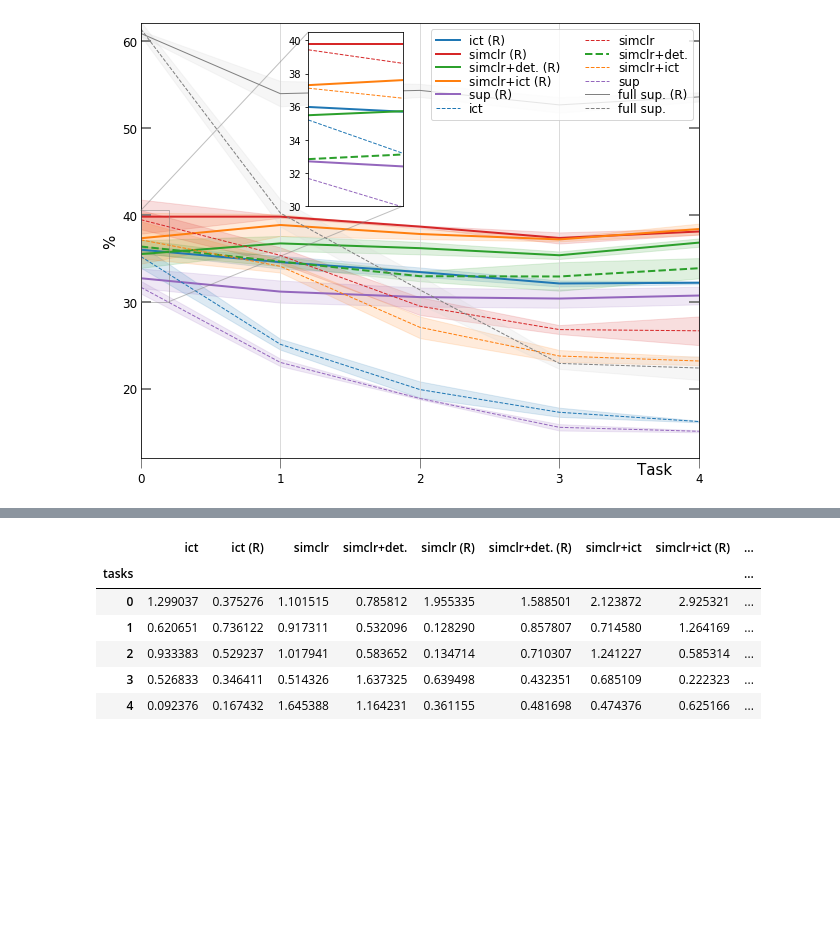
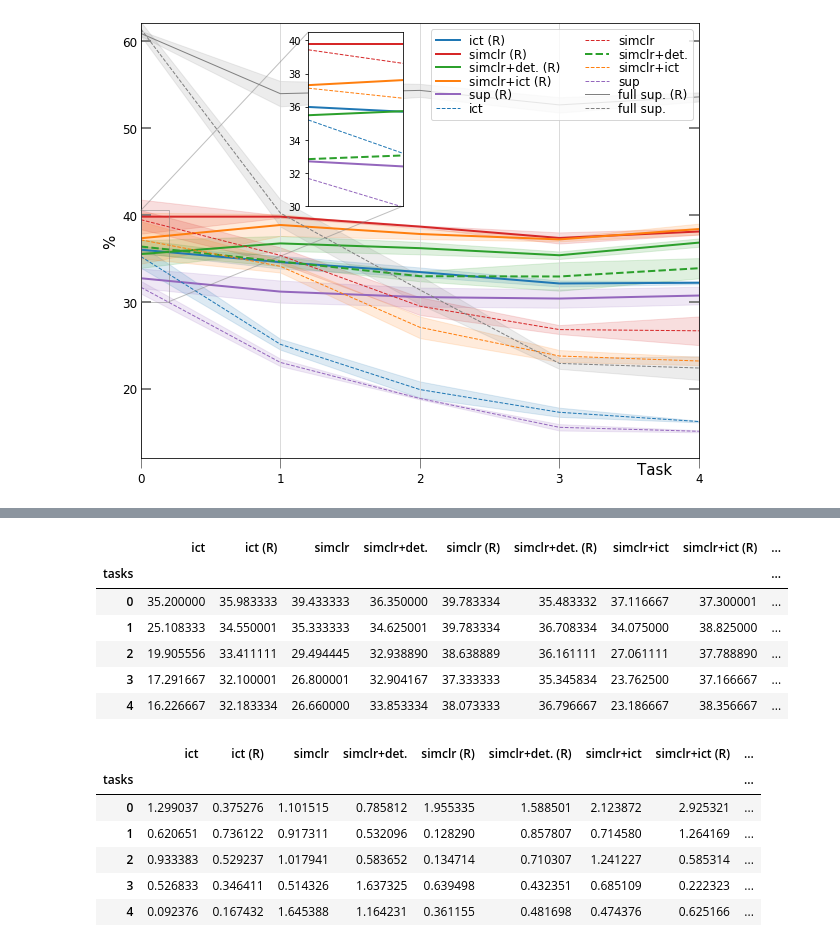
Before and after one commit to lebrice/Sequoia, a Jupyter notebook: notebooks/plots.ipynb, the cells around one changed output, grey strips where cells are left out. Drawn from its saved outputs; the diff is of its cells as text; code cells hidden in the pictures; blank space fills up the shorter version.

```diff
--- a/notebooks/Untitled1.ipynb
+++ b/notebooks/plots.ipynb
@@ -283,5 +284,15 @@ plt.show()
 # %%
 fig.savefig('/Users/oleksostapenko/Projects/SSCL/notebooks/plots/005_label_cont/005_ewc_noewc_inser_lc.pdf', bbox_inches='tight', format='pdf', dpi=300)
+# %%
+mean
+# %% [output]
+|  | ict | ict (R) | simclr | simclr+det. | simclr (R) | simclr+det. (R) | simclr+ict | simclr+ict (R) | ... |
+| tasks |  |  |  |  |  |  |  |  | ... |
+| 0 | 35.200000 | 35.983333 | 39.433333 | 36.350000 | 39.783334 | 35.483332 | 37.116667 | 37.300001 | ... |
+| 1 | 25.108333 | 34.550001 | 35.333333 | 34.625001 | 39.783334 | 36.708334 | 34.075000 | 38.825000 | ... |
+| 2 | 19.905556 | 33.411111 | 29.494445 | 32.938890 | 38.638889 | 36.161111 | 27.061111 | 37.788890 | ... |
+| 3 | 17.291667 | 32.100001 | 26.800001 | 32.904167 | 37.333333 | 35.345834 | 23.762500 | 37.166667 | ... |
+| 4 | 16.226667 | 32.183334 | 26.660000 | 33.853334 | 38.073333 | 36.796667 | 23.186667 | 38.356667 | ... |
 # %%
 std
 # %% [output]
```
Also changed, not shown: parts of 6 cells of this notebook, 19 other files.
